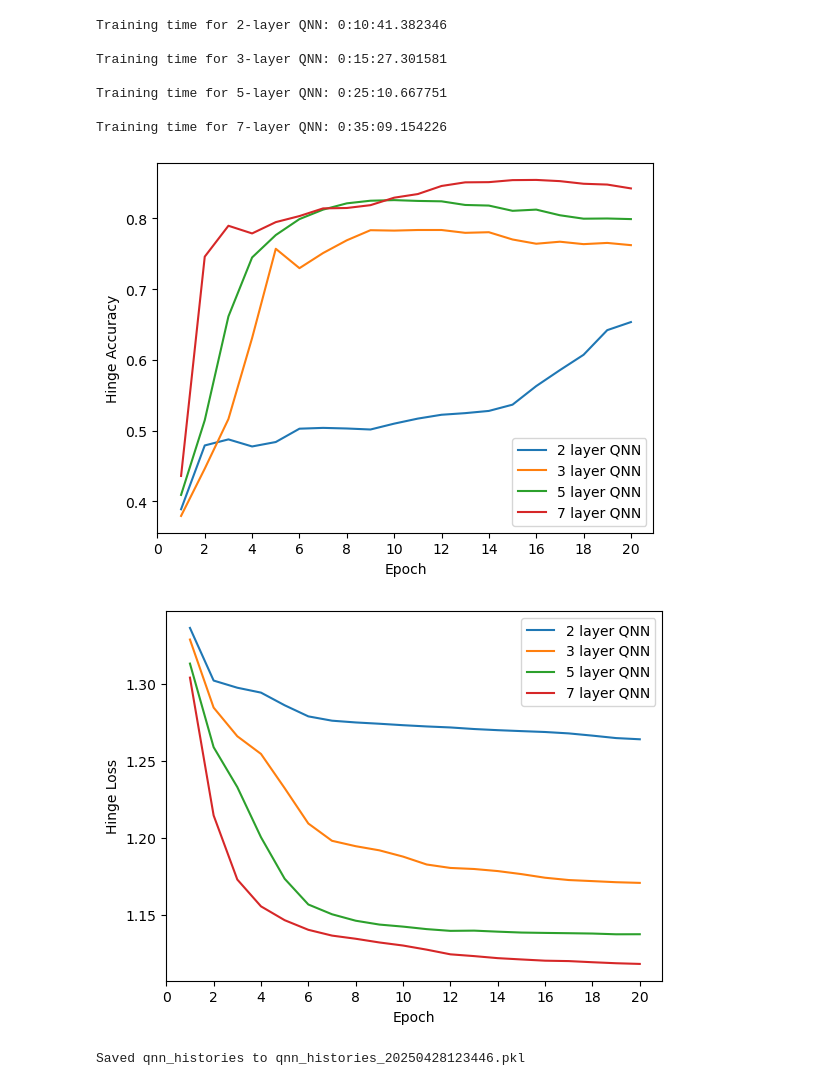
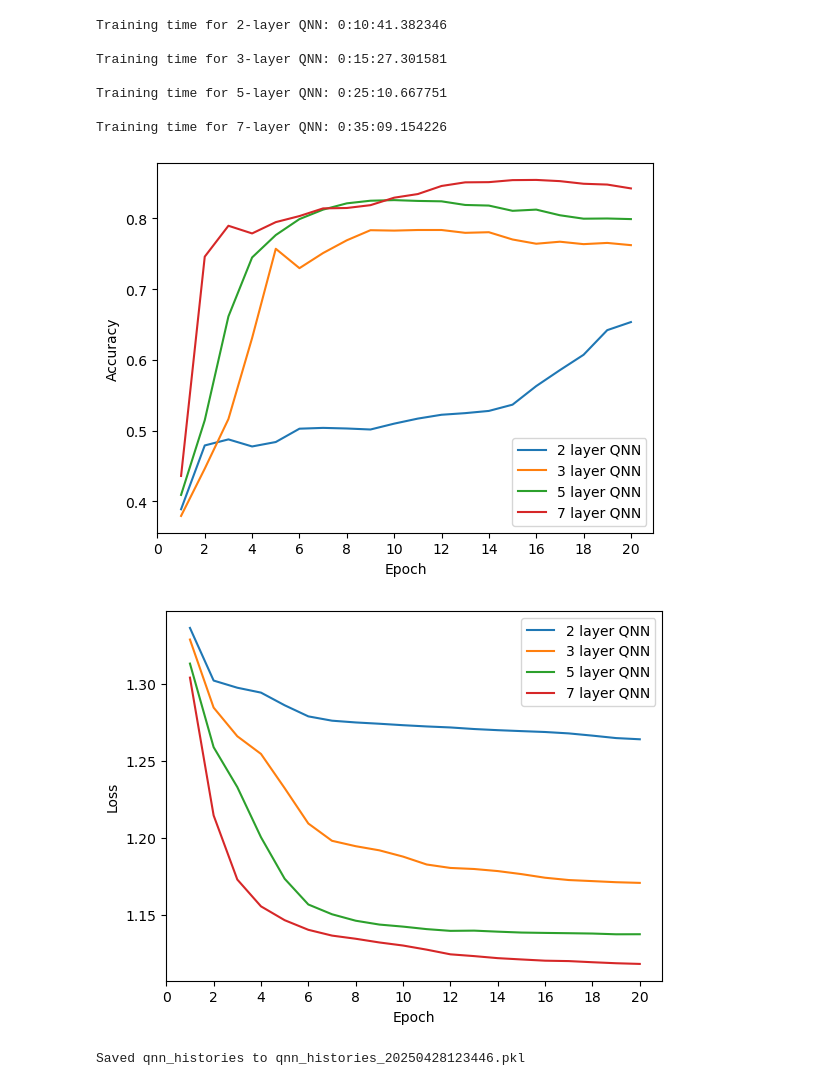
Before and after one commit to psamtam/QuantumMLClassification, a Jupyter notebook: MNIST-classification_multi-class-classifying_0to3_2-layers_using_amplitude_encoding_9x9_2-output-qubits.ipynb, the cells around one changed output. Cells and saved outputs as stored; diff of their text form; code cells hidden in the pictures.

```diff
--- a/MNIST-classification_multi-class-classifying_0to3_2-layers_using_amplitude_encoding_9x9_2-output-qubits.ipynb
+++ b/MNIST-classification_multi-class-classifying_0to3_2-layers_using_amplitude_encoding_9x9_2-output-qubits.ipynb
@@ -257,25 +257,25 @@ Training time for 7-layer QNN: 0:35:09.154226
 # %%
 # plot the hinge accuracy for the qnn history for both 1 and 2 layer on the same axes
 for n in qnn_histories.keys():
     plt.plot(np.arange(1,21), qnn_histories[n][0].history["accuracy"], label=f"{n} layer QNN")
 
 plt.xlabel("Epoch")
-plt.ylabel("Hinge Accuracy")
+plt.ylabel("Accuracy")
 plt.legend()
 # modify x_ticks to also include 20
 plt.xticks(np.arange(0, 21, 2))
 # save as pdf with tight layout and no padding
 #plt.savefig("qnn_hinge_accuracy.pdf", bbox_inches="tight", pad_inches=0)
 plt.show()
 # %% [output]
-[figure, old version]
+[figure, new version]
 # %%
 # plot the hinge accuracy for the loss for both 1 and 2 layer on the same axes
 for n in qnn_histories.keys():
     plt.plot(np.arange(1,21), qnn_histories[n][0].history["loss"], label=f"{n} layer QNN")
 
 plt.xlabel("Epoch")
-plt.ylabel("Hinge Loss")
+plt.ylabel("Loss")
 plt.legend()
 # modify x_ticks to also include 20
 plt.xticks(np.arange(0, 21, 2))
@@ -283,7 +283,7 @@ plt.xticks(np.arange(0, 21, 2))
 #plt.savefig("qnn_hinge_loss.pdf", bbox_inches="tight", pad_inches=0)
 plt.show()
 # %% [output]
-[figure, old version]
+[figure, new version]
 # %%
 import pickle
 
```
